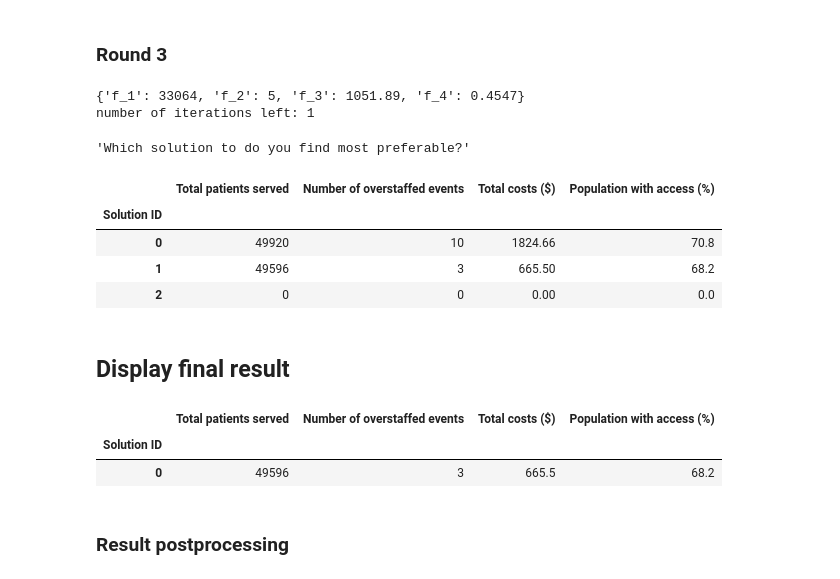
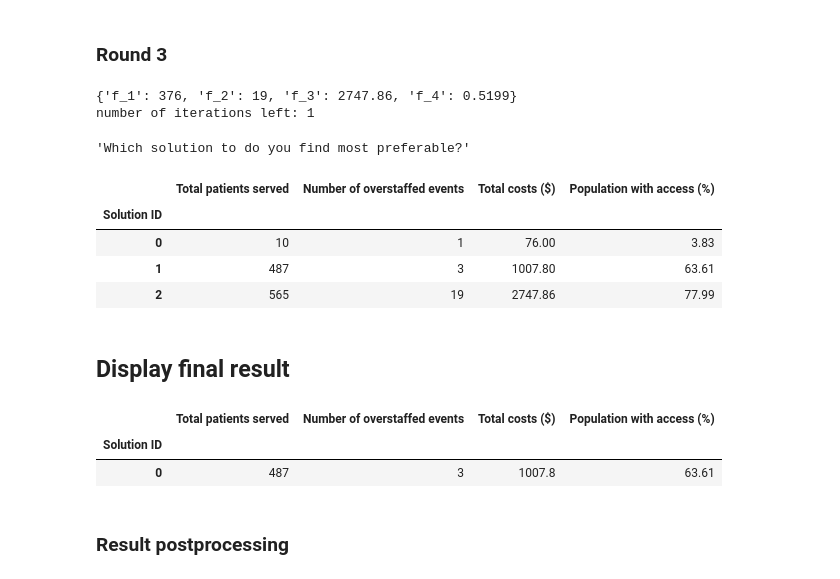
Before and after one commit to Human-Centered-Optimization-Lab/clinicOpt, a Jupyter notebook: clinicOptENAUTILUS_step01.ipynb, the cells around one changed output. Drawn from its saved outputs; the diff is of its cells as text; code cells hidden in the pictures.

```diff
--- a/clinicOptENAUTILUS_step01.ipynb
+++ b/clinicOptENAUTILUS_step01.ipynb
@@ -14,7 +14,7 @@ warnings.filterwarnings("ignore")
 # %% [markdown]
 ## Load results from previous session
 # %%
-file_name = "data/pf_16.pkl"
+file_name = "data/scenarios/pf_16_15minute.pkl"
 
 output = open(file_name, 'rb')
 prev_session = pickle.load(output)
@@ -174,27 +175,4 @@ number of iterations left: 3
 # %% [markdown]
 ### Round 2
 # %%
-chosen_solution = 1
-
-current_iter += 1
-selected_point = select_point(results, chosen_solution)
-
-print(selected_point)
-
-raw_results = enautilus_step(
-    problem=prob,
-    non_dominated_points=nd_df,
-    current_iteration=current_iter,
-    iterations_left=total_iterations - current_iter,
-    selected_point=selected_point,
-    reachable_point_indices=reachable_indices,
-    total_number_of_iterations=total_iterations,
-    number_of_intermediate_points=3,
-)
-
-print(f"number of iterations left: {total_iterations - current_iter}")
-display(raw_results)
-results = clean_results(raw_results)
-display("Which solution to do you find most preferable?")
-display(results)
-display("Results:")
+chosen_solution = 2
@@ -212,53 +214,54 @@ ENautilusResult(current_iteration=2, iterations_left=1, intermediate_points=[{'f
 # %% [markdown]
 ### Round 3
+# %%
+chosen_solution = 2
 # %%
-
-chosen_solution = 1
-
+# Refine solution based on feedback
 current_iter += 1
 selected_point = select_point(results, chosen_solution)
 
 print(selected_point)
 
 raw_results = enautilus_step(
     problem=prob,
     non_dominated_points=nd_df,
     current_iteration=current_iter,
     iterations_left=total_iterations - current_iter,
     selected_point=selected_point,
     reachable_point_indices=reachable_indices,
     total_number_of_iterations=total_iterations,
     number_of_intermediate_points=3,
 )
 
 print(f"number of iterations left: {total_iterations - current_iter}")
 
 results = clean_results(raw_results)
 display("Which solution to do you find most preferable?")
 display(results)
 # %% [output]
-{'f_1': 33064, 'f_2': 5, 'f_3': 1051.89, 'f_4': 0.4547}
+{'f_1': 376, 'f_2': 19, 'f_3': 2747.86, 'f_4': 0.5199}
 number of iterations left: 1
 'Which solution to do you find most preferable?'
 |  | Total patients served | Number of overstaffed events | Total costs ($) | Population with access (%) |
 | Solution ID |  |  |  |  |
-| 0 | 49920 | 10 | 1824.66 | 70.8 |
-| 1 | 49596 | 3 | 665.50 | 68.2 |
-| 2 | 0 | 0 | 0.00 | 0.0 |
+| 0 | 10 | 1 | 76.00 | 3.83 |
+| 1 | 487 | 3 | 1007.80 | 63.61 |
+| 2 | 565 | 19 | 2747.86 | 77.99 |
 # %% [markdown]
 ## Display final result
 # %%
-final_chosen_solution = 1
-
-solutions = enautilus_get_representative_solutions(prob, raw_results, nd_df)
-solution = solutions[final_chosen_solution]
-results = clean_results(solution, intermediate_point=False)
-
-display(results)
+final_chosen_solution = 2
-# %% [output]
-|  | Total patients served | Number of overstaffed events | Total costs ($) | Population with access (%) |
-| Solution ID |  |  |  |  |
-| 0 | 49596 | 3 | 665.5 | 68.2 |
+# %%
+# Get final solution
+solutions = enautilus_get_representative_solutions(prob, raw_results, nd_df)
+solution = solutions[final_chosen_solution]
+results = clean_results(solution, intermediate_point=False)
+
+display(results)
+# %% [output]
+|  | Total patients served | Number of overstaffed events | Total costs ($) | Population with access (%) |
+| Solution ID |  |  |  |  |
+| 0 | 487 | 3 | 1007.8 | 63.61 |
 # %% [markdown]
 ### Result postprocessing
 # %%
```
Also changed, not shown: parts of 7 cells of this notebook, 2 other files.
